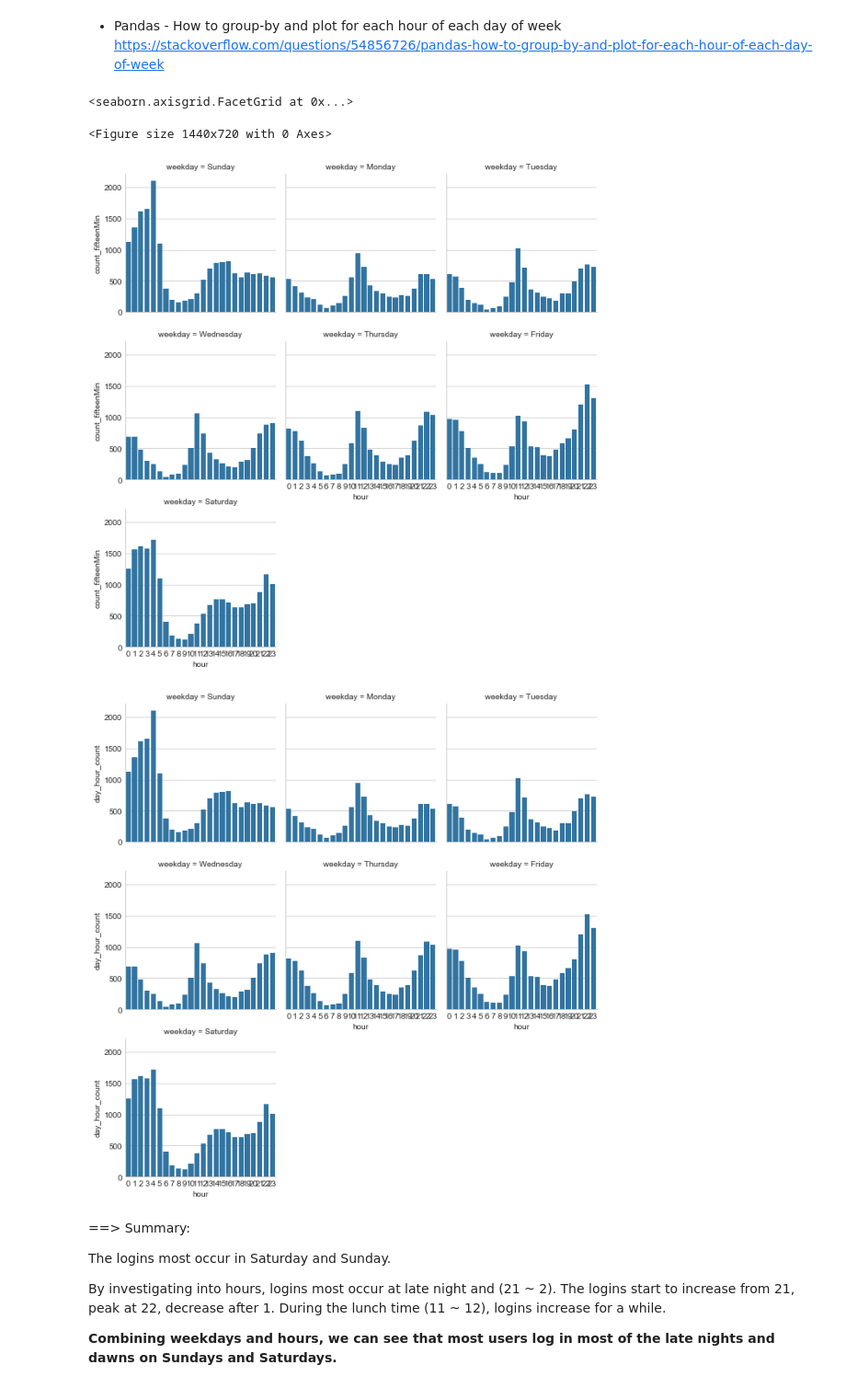
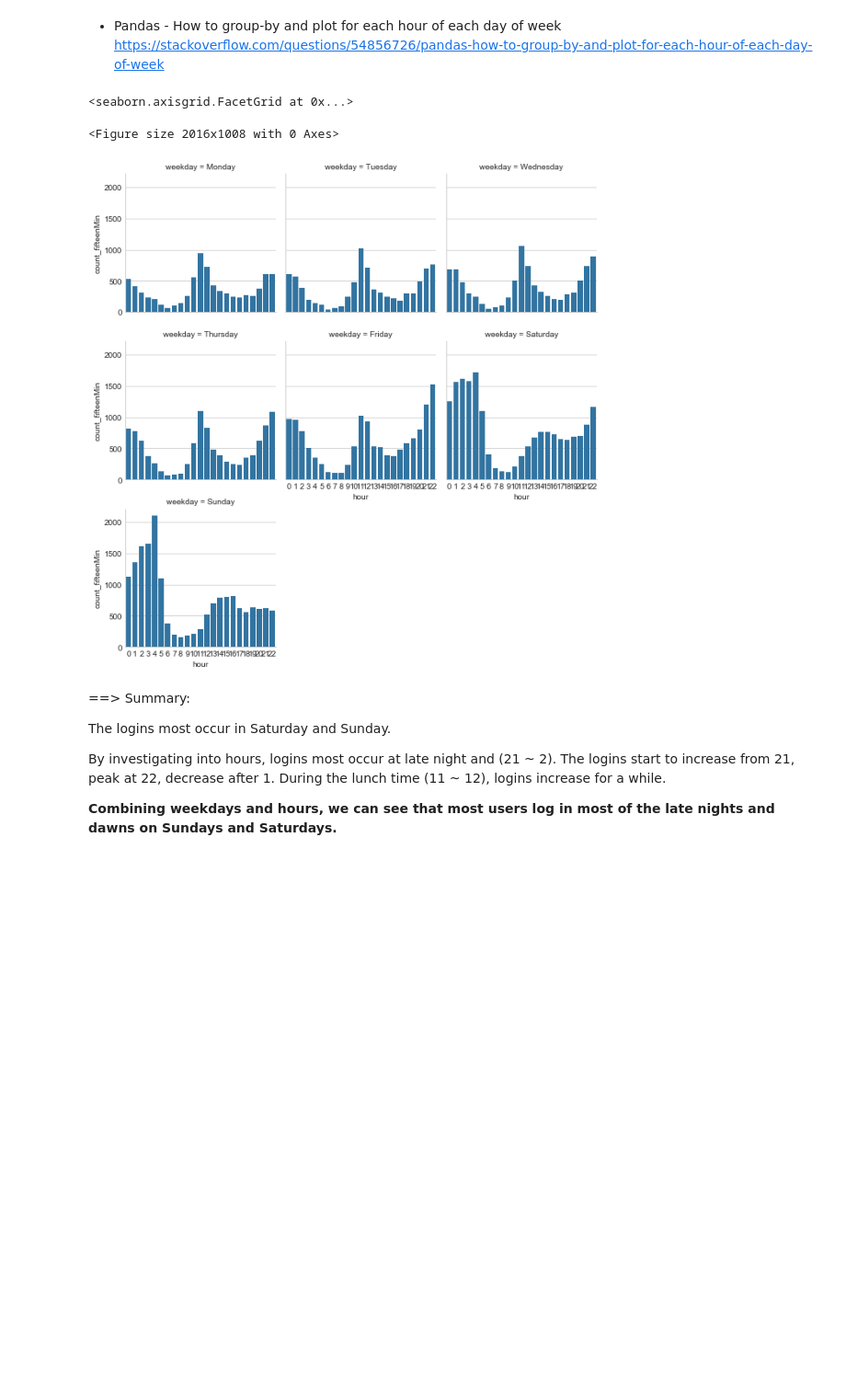
Before and after one commit to ahrimhan/springboard-course, a Jupyter notebook: take-home-challenge/ultimate_challenge/ultimate_takehome_challenge.ipynb, the cells around one changed output. Shown at 92% size. Cells and saved outputs as stored; diff of their text form; code cells hidden in the pictures; blank space fills up the shorter version.

```diff
--- a/take-home-challenge/ultimate_challenge/ultimate_takehome_challenge.ipynb
+++ b/take-home-challenge/ultimate_challenge/ultimate_takehome_challenge.ipynb
@@ -227,37 +227,28 @@ df_day_hour.head()
 * Pandas - How to group-by and plot for each hour of each day of week
 https://stackoverflow.com/questions/54856726/pandas-how-to-group-by-and-plot-for-each-hour-of-each-day-of-week
 # %%
-fig = plt.figure(figsize=(20,10))
-g = sns.FacetGrid(df_day_hour, col="weekday", col_wrap=3, col_order=[
-    'Sunday',
-    'Monday',
-    'Tuesday',
-    'Wednesday',
-    'Thursday',
-    'Friday',
-    'Saturday'
-])
-g.map(sns.barplot, "hour", "count_fifteenMin")
+fig = plt.figure(figsize=(28,14))
+g = sns.FacetGrid(df_day_hour, col="weekday", col_wrap=3, col_order=weekday_order)
+g.map(sns.barplot, "hour", "count_fifteenMin", order=range(0,23))
 
 ## exact same approach
 # g = sns.FacetGrid(data=df_logins.groupby(['weekday','hour']).count_fifteenMin.sum()
 #                   .to_frame(name='day_hour_count').reset_index(),
 #                   col='weekday',
 #                   col_order=[
 #     'Sunday',
 #     'Monday',
 #     'Tuesday',
 #     'Wednesday',
 #     'Thursday',
 #     'Friday',
 #     'Saturday'
 # ], col_wrap=3)
 # g.map(sns.barplot, 'hour', 'day_hour_count')
 # %% [output]
 <seaborn.axisgrid.FacetGrid at 0x...>
-<Figure size 1440x720 with 0 Axes>
+<Figure size 2016x1008 with 0 Axes>
-[figure, old version]
+[figure, new version]
-[figure, removed]
 # %% [markdown]
 ==> Summary:
 
```
Also changed, not shown: parts of 8 cells of this notebook.
